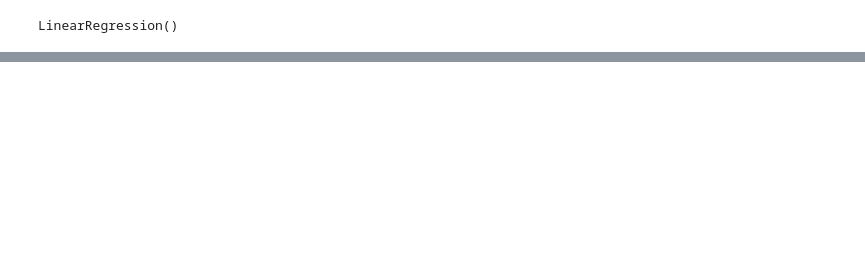
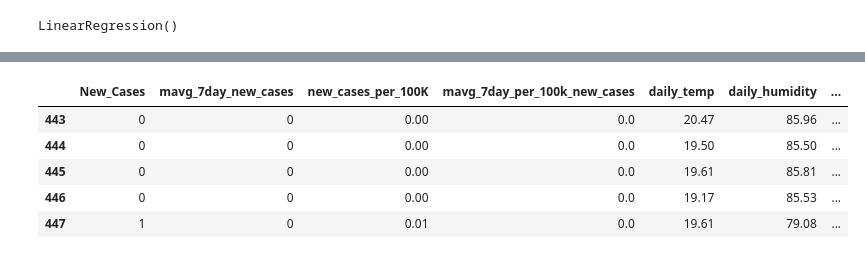
Before and after one commit to archinarula/Group-5-Project, a Jupyter notebook: Archana_WorkingFolder/NewData_Model_Analysis_Correlation_Regression.ipynb, the cells around one changed output, grey strips where cells are left out. Cells and saved outputs as stored; diff of their text form; code cells hidden in the pictures; blank space fills up the shorter version.

```diff
--- a/Archana_WorkingFolder/NewData_Model_Analysis_Correlation_Regression.ipynb
+++ b/Archana_WorkingFolder/NewData_Model_Analysis_Correlation_Regression.ipynb
@@ -427,0 +620,10 @@ Model 2- without splitting the data, keep everything in train
+# %%
+SP_Combined_Reg= SP_Combined_df.drop(["Reported_Date","City"], axis=1)
+SP_Combined_Reg.head()
+# %% [output]
+|  | New_Cases | mavg_7day_new_cases | new_cases_per_100K | mavg_7day_per_100k_new_cases | daily_temp | daily_humidity | ... |
+| 443 | 0 | 0 | 0.00 | 0.0 | 20.47 | 85.96 | ... |
+| 444 | 0 | 0 | 0.00 | 0.0 | 19.50 | 85.50 | ... |
+| 445 | 0 | 0 | 0.00 | 0.0 | 19.61 | 85.81 | ... |
+| 446 | 0 | 0 | 0.00 | 0.0 | 19.17 | 85.53 | ... |
+| 447 | 1 | 0 | 0.01 | 0.0 | 19.61 | 79.08 | ... |
```
Also changed, not shown: parts of 58 cells of this notebook.
